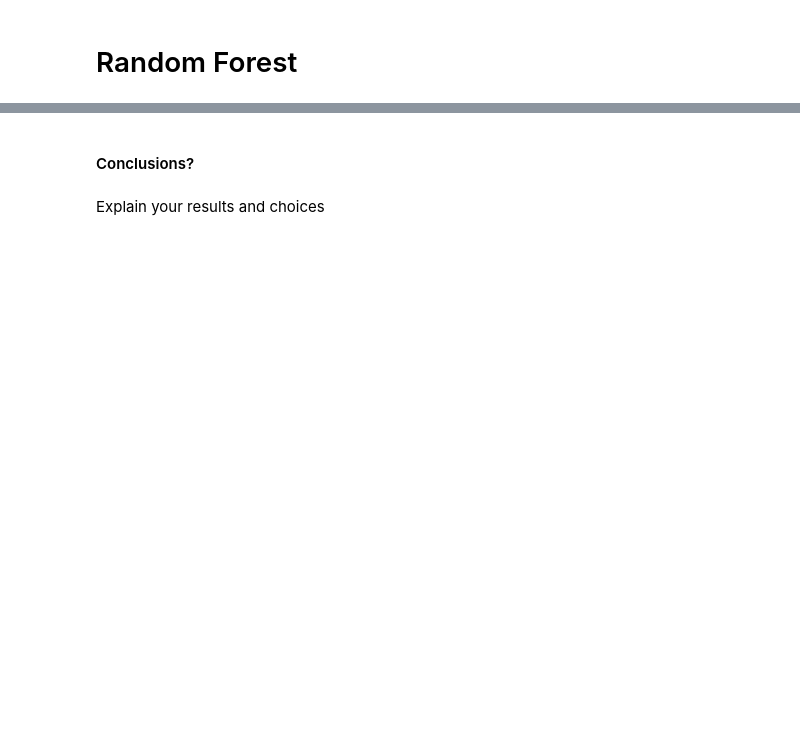
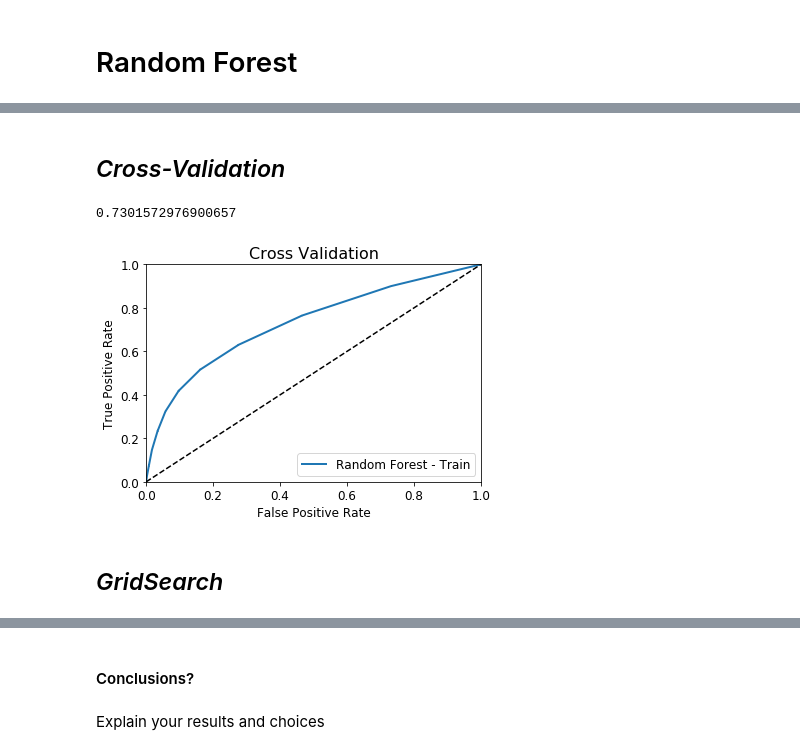
Before and after one commit to david-siqi-liu/SCS3253_Winter2019, a Jupyter notebook: W03_Liu_qq287393.ipynb, the cells around one changed output, grey strips where cells are left out. Saved outputs shown, nothing was run; the diff lists cells and outputs as text; code cells hidden in the pictures; blank space fills up the shorter version.

```diff
--- a/W03_Liu_qq287393.ipynb
+++ b/W03_Liu_qq287393.ipynb
@@ -324,0 +537,34 @@ SyntaxError: invalid syntax (<ipython-input-27-d949bc915d94>, line 1)
+# %% [markdown]
+## *Cross-Validation*
+# %%
+# 4-fold CV, predict the probablies in order to to calculate ROC AUC
+
+y_proba_forest_train_cv = cross_val_predict(forest_clf
+                                            ,df_train_X_transformed
+                                            ,df_train_y
+                                            ,cv=4
+                                            ,method="predict_proba")
+# %%
+roc_auc_score(df_train_y, y_proba_forest_train_cv[:, 1]) # target score, prob of positive class
+# %% [output]
+0.7301572976900657
+# %%
+# Plot ROC curve
+
+def plot_roc_curve(fpr, tpr, label=None):
+    plt.plot(fpr, tpr, linewidth=2, label=label)
+    plt.plot([0, 1], [0, 1], 'k--')
+    plt.axis([0, 1, 0, 1])
+# %%
+fpr_forest_train_cv, tpr_forest_train_cv, thresholds_forest_train_cv = roc_curve(df_train_y, y_proba_forest_train_cv[:, 1])
+plot_roc_curve(fpr_forest_train_cv, tpr_forest_train_cv, "Random Forest - Train")
+
+plt.title('Cross Validation', fontsize=16)
+plt.xlabel('False Positive Rate', fontsize=12)
+plt.ylabel('True Positive Rate', fontsize=12)
+plt.legend(loc="lower right", fontsize=12)
+plt.show()
+# %% [output]
+[figure, added]
+# %% [markdown]
+## *GridSearch*
```
Also changed, not shown: parts of 89 cells of this notebook.
